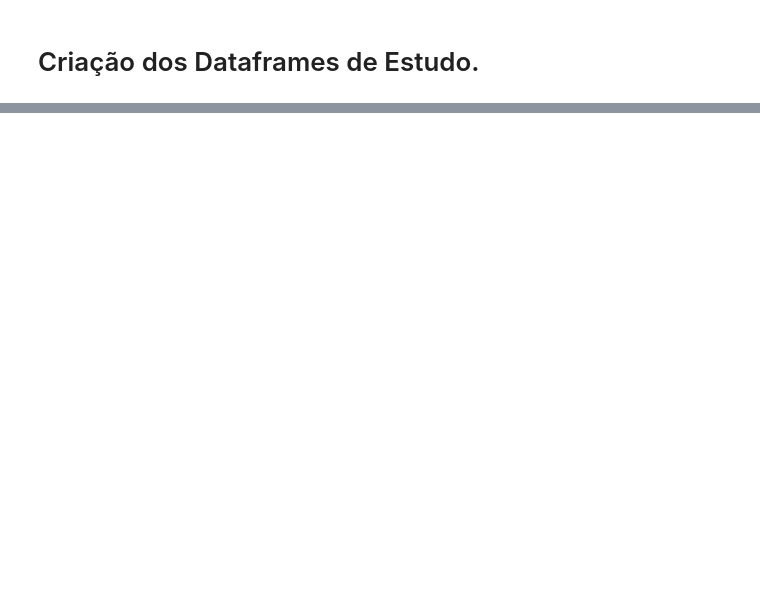
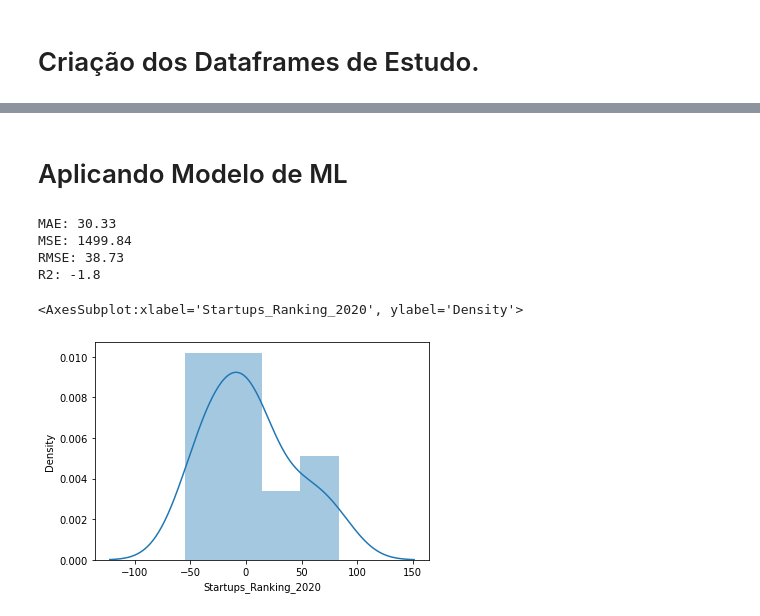
Before and after one commit to CesarSun/Digital-House-G3, a Jupyter notebook: T4-Integrador/DH_G3_T4_World_Freedom.ipynb, the cells around one changed output, grey strips where cells are left out. Cells and saved outputs as stored; diff of their text form; code cells hidden in the pictures; blank space fills up the shorter version.

Commit message:
Versão com DF_std2 com modelo de Regressão Feito

```diff
--- a/T4-Integrador/DH_G3_T4_World_Freedom.ipynb
+++ b/T4-Integrador/DH_G3_T4_World_Freedom.ipynb
@@ -357,0 +560,44 @@ DF_std2.shape
+# %% [markdown]
+# Aplicando Modelo de ML
+# %%
+# Linear Regression
+
+feature_cols = list(DF_std2.iloc[:,1:].columns)
+feature_cols.remove('Startups_Ranking_2020')
+feature_cols.remove('Startups_Score_2020')
+
+X = DF_std2[feature_cols].copy()
+y = DF_std2.Startups_Score_2020
+
+#normalizando os dados
+scaler = MinMaxScaler()
+X = scaler.fit_transform(X)
+
+SEED = 42
+
+X_train, X_test, y_train, y_test = train_test_split(X, y, test_size=0.20, random_state = SEED)
+
+model = LinearRegression(fit_intercept = True)
+
+model.fit(Xtrain, ytrain)
+
+test_sklearn = np.array(Xtest)
+model.predict(test_sklearn)
+
+ypred = model.predict(Xtest)
+
+
+print ('MAE:', mean_absolute_error(ytest, ypred).round(2))
+print ('MSE:', mean_squared_error(ytest, ypred).round(2))
+print ('RMSE:', np.sqrt(mean_squared_error(ytest, ypred)).round(2))
+print ('R2:', r2_score(ytest, ypred).round(2))
+# %% [output]
+MAE: 30.33
+MSE: 1499.84
+RMSE: 38.73
+R2: -1.8
+# %%
+sns.distplot(ytest - ypred)
+# %% [output]
+<AxesSubplot:xlabel='Startups_Ranking_2020', ylabel='Density'>
+[figure, added]
```
Also changed, not shown: parts of 16 cells of this notebook.
